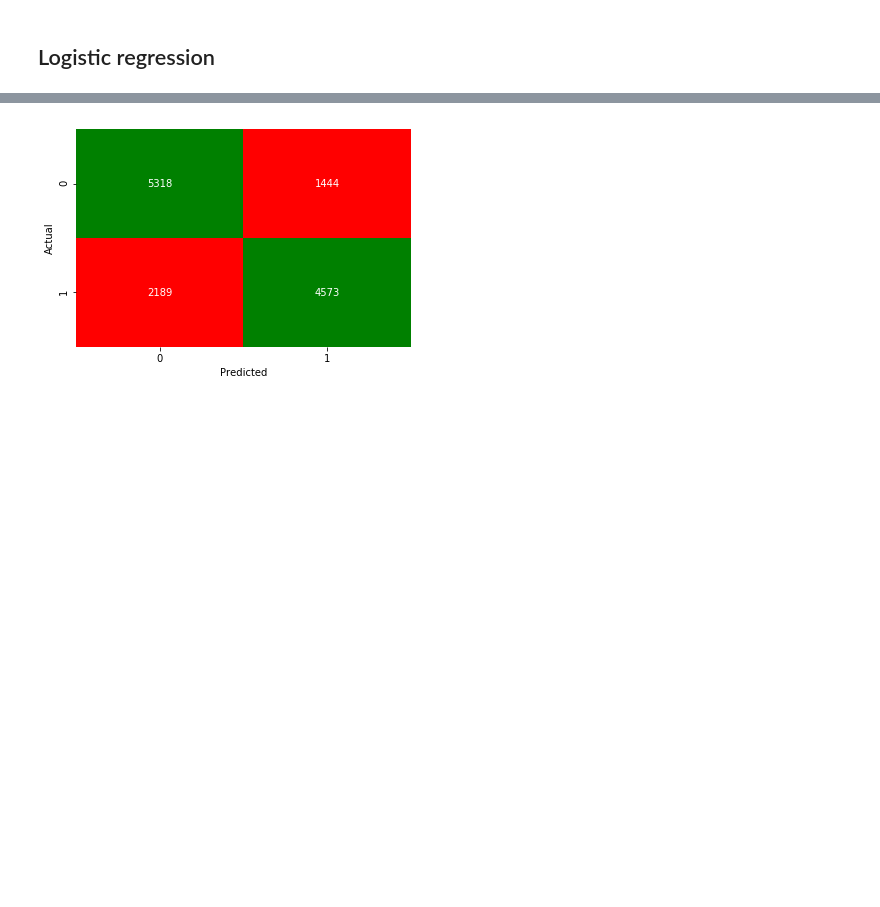
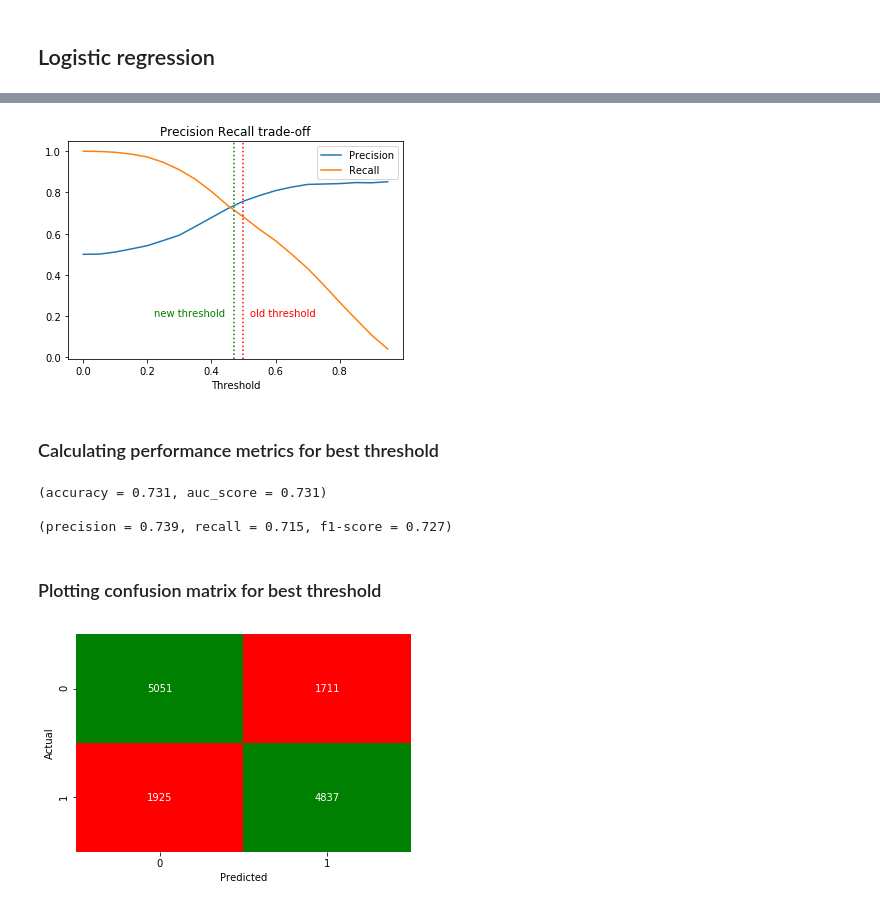
Before and after one commit to jackbustertann/cardiovascular_disease_detection, a Jupyter notebook: index.ipynb, the cells around one changed output, grey strips where cells are left out. Cells and saved outputs as stored; diff of their text form; code cells hidden in the pictures; blank space fills up the shorter version.

```diff
--- a/index.ipynb
+++ b/index.ipynb
@@ -303,3 +345,43 @@ accuracy = 0.731, auc_score = 0.731, precision = 0.76, recall = 0.676
+# %%
+def precision_recall_curve(model, X, y, thresholds):
+    precisions = []
+    recalls = []
+    for threshold in thresholds:
+        y_proba = model.predict_proba(X)[:,1]
+        y_pred = np.array(pd.Series(y_proba).map(lambda x: 1 if x > threshold else 0))
+        precision, recall = round(precision_score(y, y_pred), 3), round(recall_score(y, y_pred), 3)
+        precisions.append(precision)
+        recalls.append(recall)
+    return precisions, recalls, thresholds
+
+def plot_precision_recall_curve(precisions, recalls, thresholds, best_threshold):
+    plt.plot(thresholds, precisions, label = 'Precision')
+    plt.plot(thresholds, recalls, label = 'Recall')
+    plt.axvline(x = 0.5, ls = ':', color = 'red')
+    plt.axvline(x = best_threshold, ls = ':', color = 'green')
+    plt.text(0.52, 0.2, 'old threshold', color = 'red')
+    plt.text(best_threshold - 0.25, 0.2, 'new threshold', color = 'green')
+    plt.title('Precision Recall trade-off')
+    plt.xlabel('Threshold')
+    plt.legend()
+    return plt.show();
+# %%
+precisions, recalls, thresholds = precision_recall_curve(base_lr_model, X_test_processed, y_test, list(np.arange(0,1, 0.05)))
+plot_precision_recall_curve(precisions, recalls, thresholds, 0.47)
+# %% [output]
+[figure, added]
+# %% [markdown]
+### Calculating performance metrics for best threshold
+# %%
+y_proba = base_lr_model.predict_proba(X_test_processed)[:,1]
+y_pred = np.array(pd.Series(y_proba).map(lambda x: 1 if x > 0.47 else 0))
+classification_metrics(y_test, y_pred)
+# %% [output]
+(accuracy = 0.731, auc_score = 0.731)
+
+(precision = 0.739, recall = 0.715, f1-score = 0.727)
+# %% [markdown]
+### Plotting confusion matrix for best threshold
 # %%
 def custom_confusion_matrix(y, y_hat):
     confusion_matrix = pd.crosstab(pd.Series(y), pd.Series(y_hat), rownames=['Actual'], colnames=['Predicted'])
```
Also changed, not shown: parts of 20 cells of this notebook.
